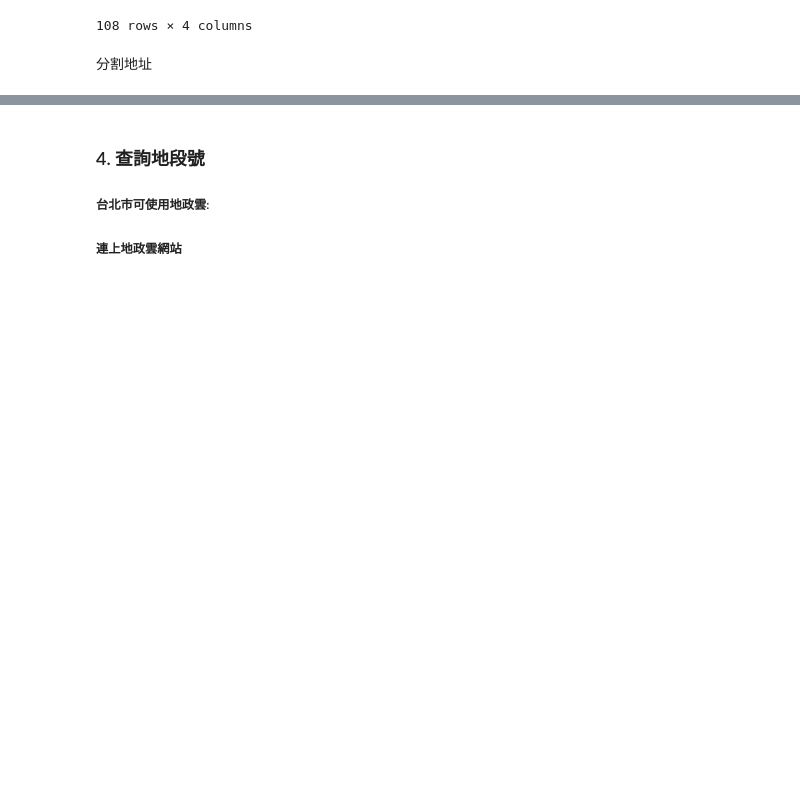
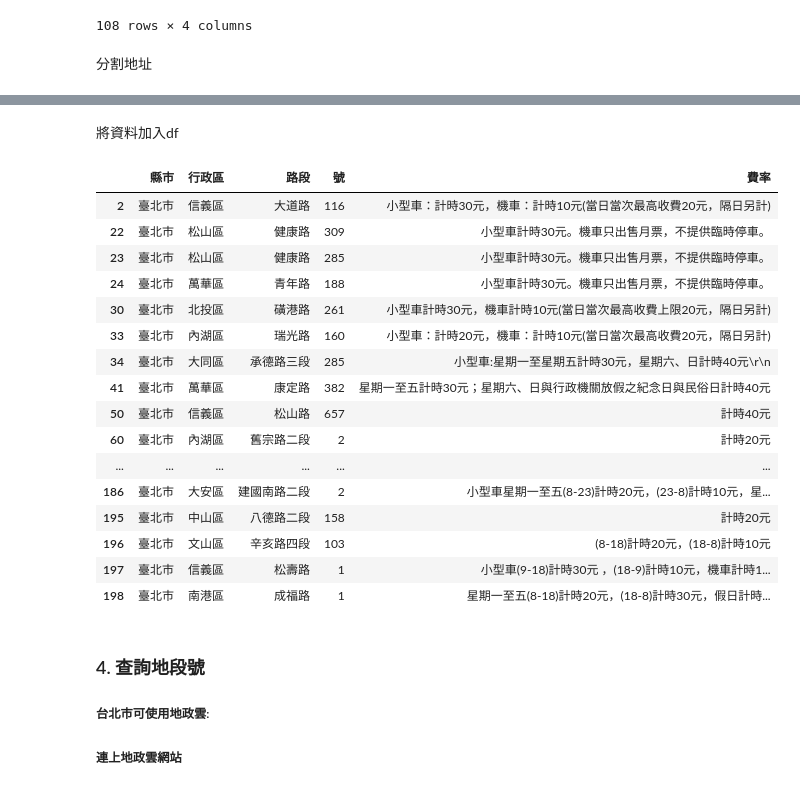
Before and after one commit to yctsaiyc/parkinglot, a Jupyter notebook: parkinglot.ipynb, the cells around one changed output, grey strips where cells are left out. Saved outputs shown, nothing was run; the diff lists cells and outputs as text; code cells hidden in the pictures; blank space fills up the shorter version.

```diff
--- a/parkinglot.ipynb
+++ b/parkinglot.ipynb
@@ -200,3 +194,31 @@ with pd.option_context('display.max_rows', None,
+# %% [markdown]
+將資料加入df
+# %%
+df.drop(columns='地址', inplace=True)
+df.insert(loc=2, column='路段', value=roads)
+df.insert(loc=3, column='號', value=nums)
+
+df = df[~df['路段'].isnull()]
+df = df[~df['號'].isnull()]
+df
+# %% [output]
+|  | 縣市 | 行政區 | 路段 | 號 | 費率 |
+| 2 | 臺北市 | 信義區 | 大道路 | 116 | 小型車：計時30元，機車：計時10元(當日當次最高收費20元，隔日另計) |
+| 22 | 臺北市 | 松山區 | 健康路 | 309 | 小型車計時30元。機車只出售月票，不提供臨時停車。 |
+| 23 | 臺北市 | 松山區 | 健康路 | 285 | 小型車計時30元。機車只出售月票，不提供臨時停車。 |
+| 24 | 臺北市 | 萬華區 | 青年路 | 188 | 小型車計時30元。機車只出售月票，不提供臨時停車。 |
+| 30 | 臺北市 | 北投區 | 磺港路 | 261 | 小型車計時30元，機車計時10元(當日當次最高收費上限20元，隔日另計) |
+| 33 | 臺北市 | 內湖區 | 瑞光路 | 160 | 小型車：計時20元，機車：計時10元(當日當次最高收費20元，隔日另計) |
+| 34 | 臺北市 | 大同區 | 承德路三段 | 285 | 小型車:星期一至星期五計時30元，星期六、日計時40元\r\n |
+| 41 | 臺北市 | 萬華區 | 康定路 | 382 | 星期一至五計時30元；星期六、日與行政機關放假之紀念日與民俗日計時40元 |
+| 50 | 臺北市 | 信義區 | 松山路 | 657 | 計時40元 |
+| 60 | 臺北市 | 內湖區 | 舊宗路二段 | 2 | 計時20元 |
+| ... | ... | ... | ... | ... | ... |
+| 186 | 臺北市 | 大安區 | 建國南路二段 | 2 | 小型車星期一至五(8-23)計時20元，(23-8)計時10元，星... |
+| 195 | 臺北市 | 中山區 | 八德路二段 | 158 | 計時20元 |
+| 196 | 臺北市 | 文山區 | 辛亥路四段 | 103 | (8-18)計時20元，(18-8)計時10元 |
+| 197 | 臺北市 | 信義區 | 松壽路 | 1 | 小型車(9-18)計時30元 ，(18-9)計時10元，機車計時1... |
+| 198 | 臺北市 | 南港區 | 成福路 | 1 | 星期一至五(8-18)計時20元，(18-8)計時30元，假日計時... |
 # %% [markdown]
 ### 4. 查詢地段號
 ##### 台北市可使用地政雲:
```
Also changed, not shown: parts of 1 cell of this notebook.
